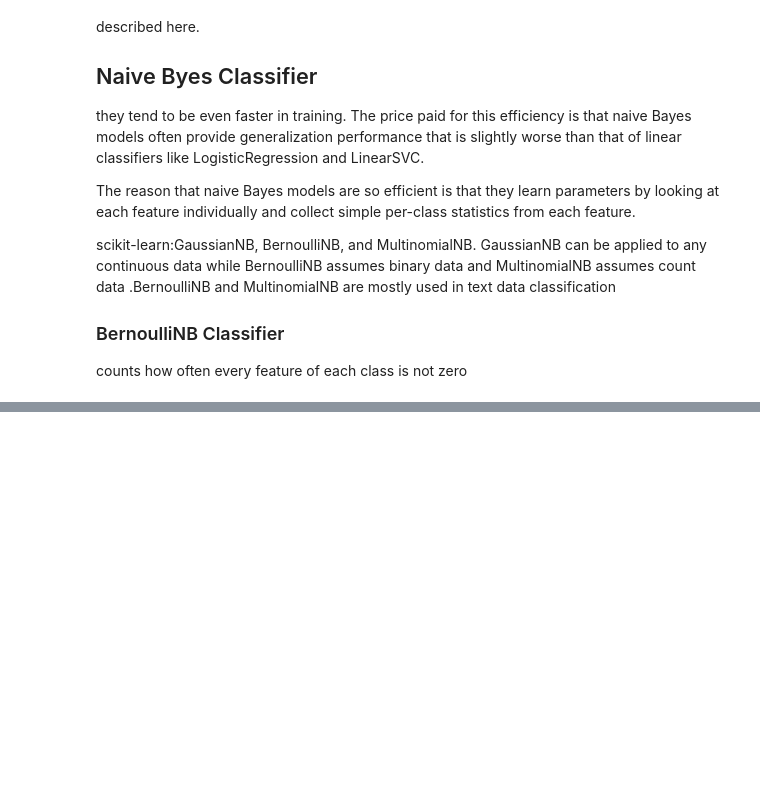
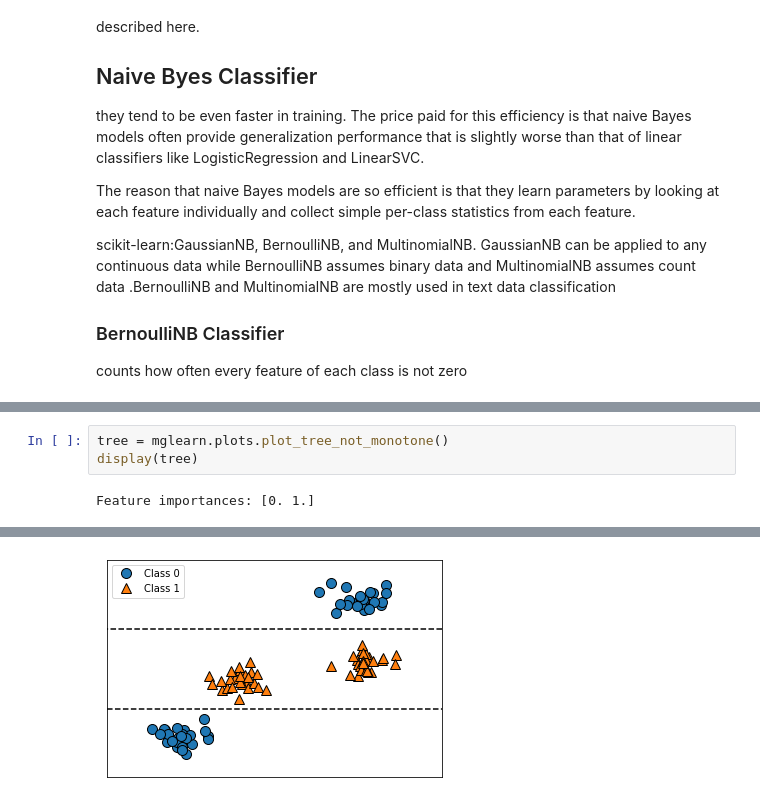
Before and after one commit to AyaElghannam/Books, a Jupyter notebook: Introduction to Machine Learning with Python - A Guide for Data Scientists 2017/Introduction to Machine Learning with Python CH2.ipynb, the cells around one changed output, grey strips where cells are left out. Cells and saved outputs as stored; diff of their text form; blank space fills up the shorter version.

```diff
--- a/Introduction to Machine Learning with Python - A Guide for Data Scientists 2017/Introduction to Machine Learning with Python CH2.ipynb
+++ b/Introduction to Machine Learning with Python - A Guide for Data Scientists 2017/Introduction to Machine Learning with Python CH2.ipynb
@@ -800,0 +873,5 @@ ModuleNotFoundError: No module named 'graphviz'
+# %%
+tree = mglearn.plots.plot_tree_not_monotone()
+display(tree)
+# %% [output]
+Feature importances: [0. 1.]
@@ -800,0 +879 @@ ModuleNotFoundError: No module named 'graphviz'
+[figure, added]
```
Also changed, not shown: parts of 18 cells of this notebook, 3 other files.
